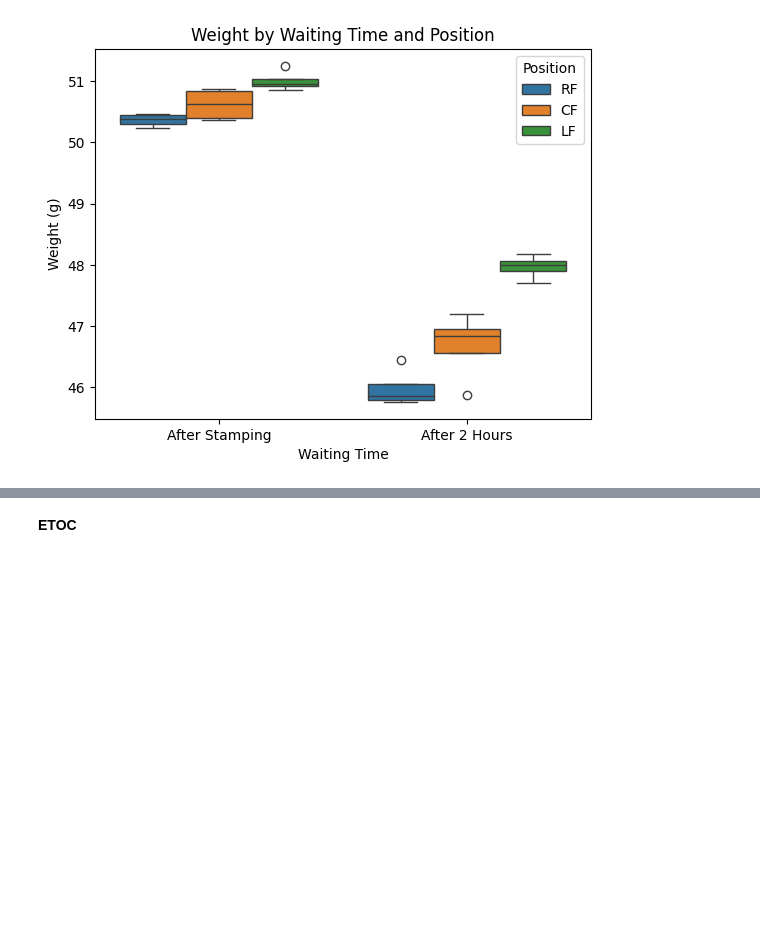
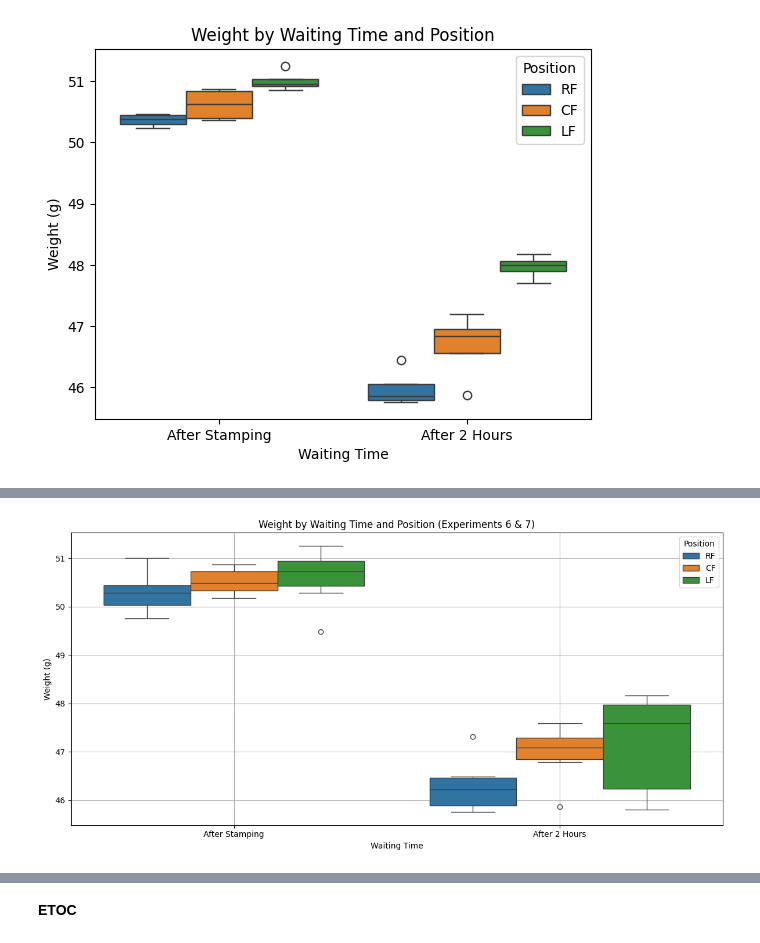
Before and after one commit to MaliheDahmardeh/ZB, a Jupyter notebook: ZB.ipynb, the cells around one changed output, grey strips where cells are left out. Drawn from its saved outputs; the diff is of its cells as text; code cells hidden in the pictures; blank space fills up the shorter version.

```diff
--- a/ZB.ipynb
+++ b/ZB.ipynb
@@ -1222,3 +1225,94 @@ plt.legend(title='Position')
 plt.show()
 # %% [output]
 [figure]
+# %%
+import pandas as pd
+import matplotlib.pyplot as plt
+import seaborn as sns
+from statsmodels.formula.api import ols
+from statsmodels.stats.anova import anova_lm
+from statsmodels.stats.multicomp import pairwise_tukeyhsd
+from statsmodels.graphics.factorplots import interaction_plot
+from scipy.stats import shapiro, levene
+
+# Filter data for Experiments 6 and 7
+experiments_6_7_data = data[data['numero di esperimento'].isin([6, 7])]
+
+# Drop rows with missing weights and 'tempo di attesa'
+experiments_6_7_data = experiments_6_7_data.dropna(subset=['peso spirale umida', 'tempo di attesa'])
+
+# Map 'tempo di attesa' to readable labels
+time_mapping = {'prima': 'After Stamping', 'dopo 2 ore': 'After 2 Hours', 'dopo forno': 'After Oven'}
+experiments_6_7_data['tempo di attesa'] = experiments_6_7_data['tempo di attesa'].map(time_mapping)
+
+# Prepare data for ANOVA
+anova_data = experiments_6_7_data[['peso spirale umida', 'tempo di attesa', 'posizione nel forno: RB/RF/LB/LF/CF/C']].rename(
+    columns={
+        'peso spirale umida': 'Weight',
+        'tempo di attesa': 'WaitingTime',
+        'posizione nel forno: RB/RF/LB/LF/CF/C': 'Position'
+    }
+)
+
+# Check Normality (Shapiro-Wilk Test)
+print("\nShapiro-Wilk Test for Normality:")
+for (waiting_time, position), group in anova_data.groupby(['WaitingTime', 'Position']):
+    stat, p = shapiro(group['Weight'])
+    print(f"Group ({waiting_time}, {position}): p-value = {p:.4f}")
+
+# Check Homogeneity of Variance (Levene's Test)
+print("\nLevene's Test for Homogeneity of Variance:")
+stat, p = levene(
+    *[anova_data[anova_data['WaitingTime'] == wt]['Weight'] for wt in anova_data['WaitingTime'].unique()]
+)
+print(f"Levene's Test p-value = {p:.4f}")
+
+# Perform Two-Way ANOVA
+model = ols('Weight ~ C(WaitingTime) + C(Position) + C(WaitingTime):C(Position)', data=anova_data).fit()
+anova_table = anova_lm(model, typ=2)
+
+# Display ANOVA results
+print("\nTwo-Way ANOVA Results:")
+print(anova_table)
+
+# Tukey's HSD Test for Waiting Time
+print("\nTukey's HSD Test for Waiting Time:")
+tukey_time = pairwise_tukeyhsd(
+    endog=anova_data['Weight'],
+    groups=anova_data['WaitingTime'],
+    alpha=0.05
+)
+print(tukey_time)
+
+# Tukey's HSD Test for Position
+print("\nTukey's HSD Test for Position:")
+tukey_position = pairwise_tukeyhsd(
+    endog=anova_data['Weight'],
+    groups=anova_data['Position'],
+    alpha=0.05
+)
+print(tukey_position)
+
+# Boxplot Visualization
+plt.figure(figsize=(12, 6))
+sns.boxplot(data=anova_data, x='WaitingTime', y='Weight', hue='Position')
+plt.title('Weight by Waiting Time and Position (Experiments 6 & 7)')
+plt.xlabel('Waiting Time')
+plt.ylabel('Weight (g)')
+plt.legend(title='Position')
+plt.grid(True)
+plt.tight_layout()
+plt.show()
+
+# Interaction Plot
+fig = interaction_plot(
+    x=anova_data['WaitingTime'],
+    trace=anova_data['Position'],
+    response=anova_data['Weight'],
+    colors=['red', 'blue', 'green', 'purple', 'orange', 'brown']
+)
+plt.title('Interaction Plot: Waiting Time vs Position on Weight (Experiments 6 & 7)')
+plt.xlabel('Waiting Time')
+plt.ylabel('Mean Weight')
+plt.show()
+# %% [output]
@@ -1224,0 +1336 @@ plt.show()
+[figure, added]
```
Also changed, not shown: parts of 10 cells of this notebook.
